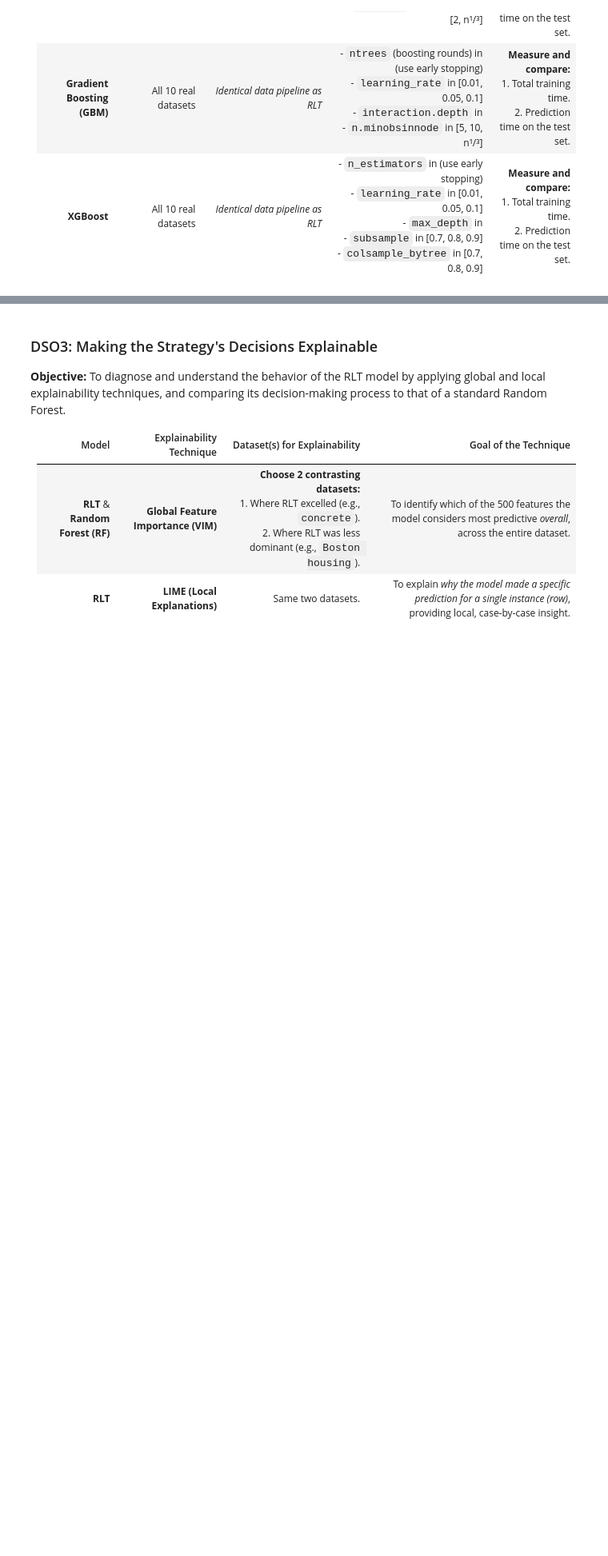
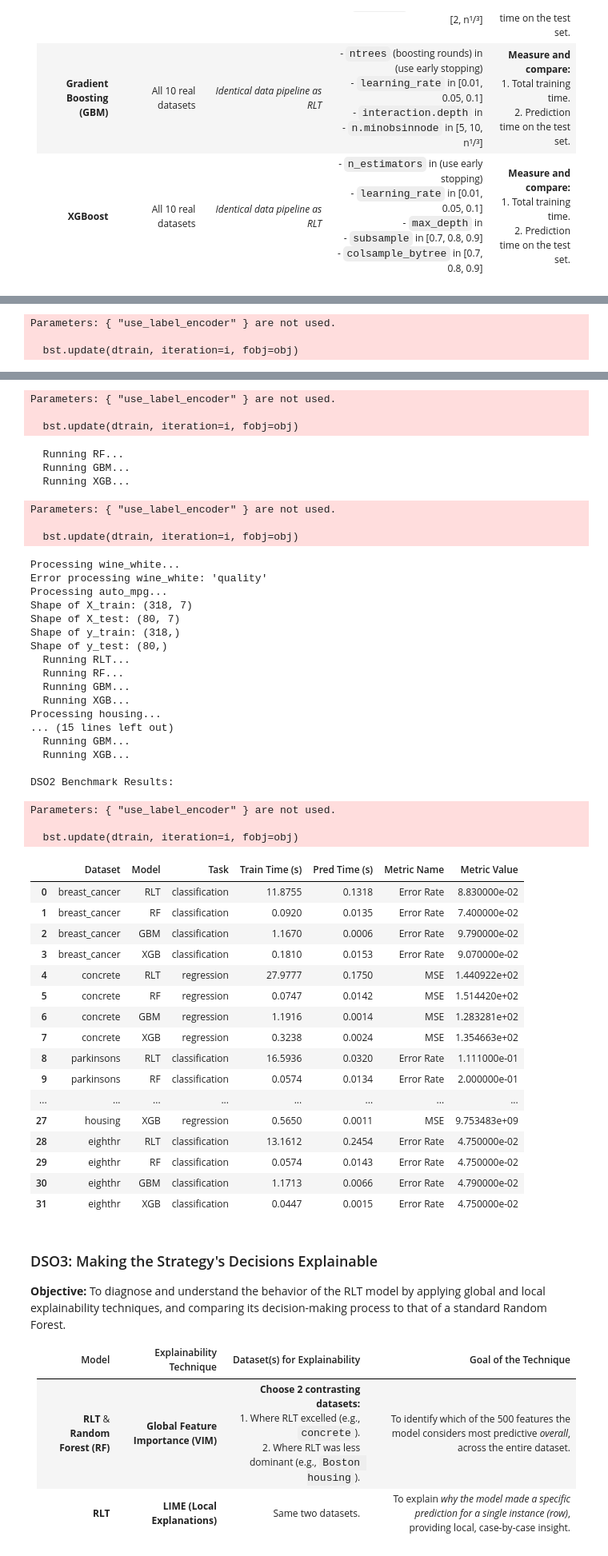
Before and after one commit to mohamedkhayat/Reinforcement-Learning-Trees, a Jupyter notebook: notebooks/notebook.ipynb, the cells around one changed output, grey strips where cells are left out. Shown at 80% size. Drawn from its saved outputs; the diff is of its cells as text; code cells hidden in the pictures; blank space fills up the shorter version.

```diff
--- a/notebooks/notebook.ipynb
+++ b/notebooks/notebook.ipynb
@@ -92,18 +92,26 @@ DSOs are the technical goals that, once achieved, will fulfill the business obje
 ## Phase 2 : Data Understanding
 
 We will analyze each dataset separately to understand their characteristics, distributions, and quality.
+# %%
+import sys
+import os
+
+project_root = os.path.abspath(os.path.join(os.getcwd(), ".."))
+
+if project_root not in sys.path:
+    sys.path.append(project_root)
 # %%
-from src.scripts import data_understanding as data_understanding
+from scripts import data_understanding as data_understanding
 import importlib
-from src.utils import dataset_wrapper
+from utils import dataset_wrapper
 
 importlib.reload(data_understanding)
 importlib.reload(dataset_wrapper)
-
+"""
 for dataset_name in dataset_wrapper.datasets_dict.keys():
     print("\n" + "=" * 100)
     print(f"🔍 ANALYSE DU DATASET : {dataset_name.upper()}")
     print("=" * 100 + "\n")
     wrapped_ds = dataset_wrapper.DatasetWrapper(dataset_name)
-    data_understanding.understand_data(wrapped_ds)
+    data_understanding.understand_data(wrapped_ds)"""
 # %% [output]
@@ -143,13 +121,13 @@ Histplots for features (First 5)
 
 La préparation consistera principalement à diviser nos jeux de données synthétiques.
 # %%
-import src.scripts.data_preparation as data_preparation
+import scripts.data_preparation as data_preparation
 
 importlib.reload(data_preparation)
 importlib.reload(dataset_wrapper)
 
 
-for dataset_name in dataset_wrapper.datasets_dict.keys():
+"""for dataset_name in dataset_wrapper.datasets_dict.keys():
     wrapped_ds = dataset_wrapper.DatasetWrapper(dataset_name)
-    _ = data_preparation.prepare_data(wrapped_ds)
+    _ = data_preparation.prepare_data(wrapped_ds)"""
 # %% [output]
@@ -195,0 +498,8 @@ This phase is the core of the project. We implement RLT and add the extensions r
+# %%
+df_dso2_results = run_dso2_benchmark()
+
+print("\nDSO2 Benchmark Results:")
+display(df_dso2_results)
+
+df_dso2_results.to_csv(project_root + "/utils/Results/dso2_benchmark.csv", index=False)
+# %% [output]
@@ -195,0 +536,3 @@ This phase is the core of the project. We implement RLT and add the extensions r
+Parameters: { "use_label_encoder" } are not used.
+
+  bst.update(dtrain, iteration=i, fobj=obj)
@@ -196,3 +548,49 @@ This phase is the core of the project. We implement RLT and add the extensions r
+Parameters: { "use_label_encoder" } are not used.
+
+  bst.update(dtrain, iteration=i, fobj=obj)
+  Running RF...
+  Running GBM...
+  Running XGB...
+Parameters: { "use_label_encoder" } are not used.
+
+  bst.update(dtrain, iteration=i, fobj=obj)
+Processing wine_white...
+Error processing wine_white: 'quality'
+Processing auto_mpg...
+Shape of X_train: (318, 7)
+Shape of X_test: (80, 7)
+Shape of y_train: (318,)
+Shape of y_test: (80,)
+  Running RLT...
+  Running RF...
+  Running GBM...
+  Running XGB...
+Processing housing...
+... (15 lines left out)
+  Running GBM...
+  Running XGB...
+
+DSO2 Benchmark Results:
+Parameters: { "use_label_encoder" } are not used.
+
+  bst.update(dtrain, iteration=i, fobj=obj)
+|  | Dataset | Model | Task | Train Time (s) | Pred Time (s) | Metric Name | Metric Value |
+| 0 | breast_cancer | RLT | classification | 11.8755 | 0.1318 | Error Rate | 8.830000e-02 |
+| 1 | breast_cancer | RF | classification | 0.0920 | 0.0135 | Error Rate | 7.400000e-02 |
+| 2 | breast_cancer | GBM | classification | 1.1670 | 0.0006 | Error Rate | 9.790000e-02 |
+| 3 | breast_cancer | XGB | classification | 0.1810 | 0.0153 | Error Rate | 9.070000e-02 |
+| 4 | concrete | RLT | regression | 27.9777 | 0.1750 | MSE | 1.440922e+02 |
+| 5 | concrete | RF | regression | 0.0747 | 0.0142 | MSE | 1.514420e+02 |
+| 6 | concrete | GBM | regression | 1.1916 | 0.0014 | MSE | 1.283281e+02 |
+| 7 | concrete | XGB | regression | 0.3238 | 0.0024 | MSE | 1.354663e+02 |
+| 8 | parkinsons | RLT | classification | 16.5936 | 0.0320 | Error Rate | 1.111000e-01 |
+| 9 | parkinsons | RF | classification | 0.0574 | 0.0134 | Error Rate | 2.000000e-01 |
+| ... | ... | ... | ... | ... | ... | ... | ... |
+| 27 | housing | XGB | regression | 0.5650 | 0.0011 | MSE | 9.753483e+09 |
+| 28 | eighthr | RLT | classification | 13.1612 | 0.2454 | Error Rate | 4.750000e-02 |
+| 29 | eighthr | RF | classification | 0.0574 | 0.0143 | Error Rate | 4.750000e-02 |
+| 30 | eighthr | GBM | classification | 1.1713 | 0.0066 | Error Rate | 4.790000e-02 |
+| 31 | eighthr | XGB | classification | 0.0447 | 0.0015 | Error Rate | 4.750000e-02 |
 # %% [markdown]
 ### DSO3: Making the Strategy's Decisions Explainable
 
```
Also changed, not shown: parts of 9 cells of this notebook, 1 other file.
